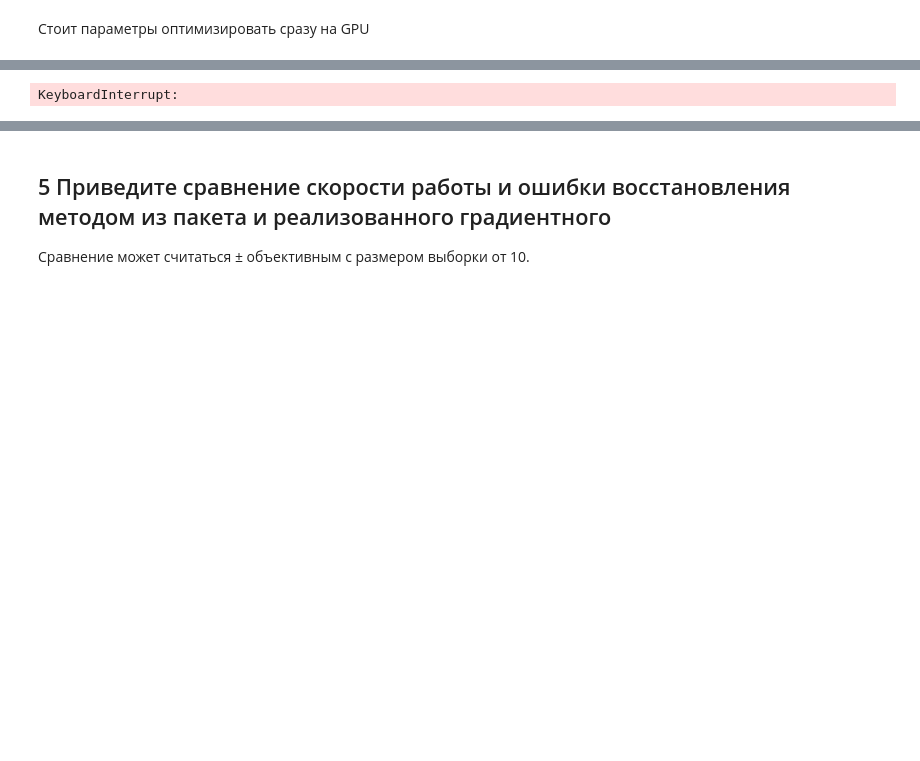
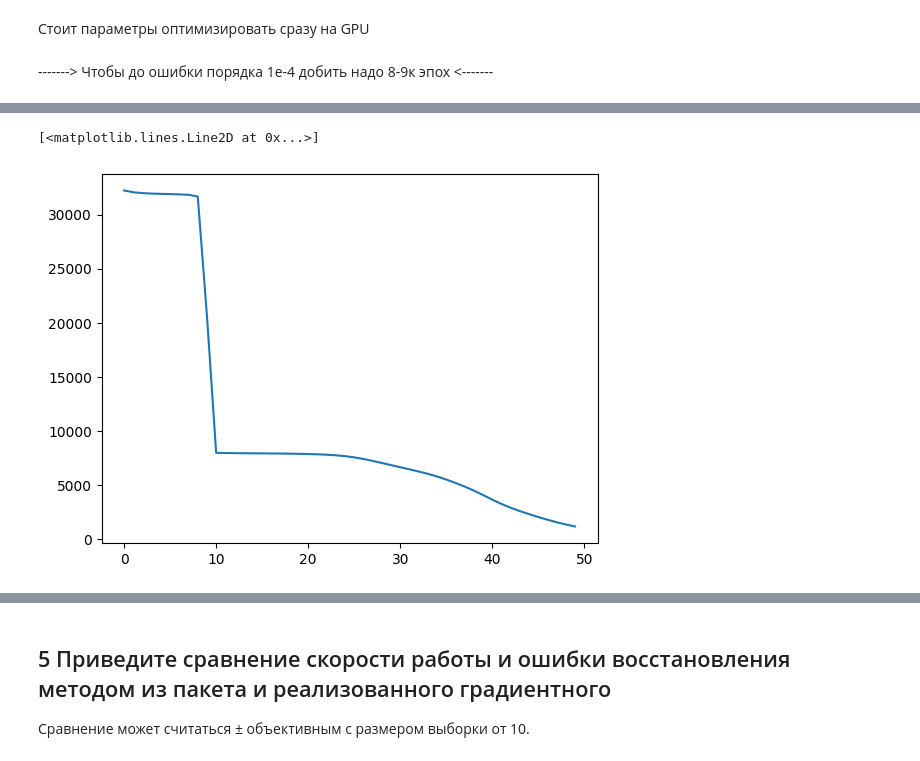
Before and after one commit to AstapovIE/ML-DL_Projects, a Jupyter notebook: DL/mipt_dafe_hw/hw2/TuckerDecomposition.ipynb, the cells around one changed output, grey strips where cells are left out. Cells and saved outputs as stored; diff of their text form; code cells hidden in the pictures; blank space fills up the shorter version.

Commit message:
fix gradient TuckerDecomposition

```diff
--- a/DL/mipt_dafe_hw/hw2/TuckerDecomposition.ipynb
+++ b/DL/mipt_dafe_hw/hw2/TuckerDecomposition.ipynb
@@ -64,8 +68,7 @@ def get_tensor(size=(100,200,150), r=10):
     U = [torch.randn(size[i], r, dtype=torch.double) for i in range(len(size))]
     # G - ядро разложения
     G = torch.randint(0, 10, (r, r, r), dtype=torch.double)
-    # data = rebuild_tensor(G, U)
-    ata = torch.einsum('ia,jb,kc,abc->ijk', U[0], U[1], U[2], G)
+    data = rebuild_tensor(G, U)
 
     return data, U, G
 # %%
@@ -175,10 +172,9 @@ def train(data, rank, lr=1e-3, epochs=1000):
     history = []
 
     factors = [torch.randn(data.size(i), rank[i], requires_grad=True, dtype=torch.double) for i in range(3)]
-    core = torch.randn(rank, requires_grad=True, dtype=torch.double)
+    core_tensor = torch.randn(rank, requires_grad=True, dtype=torch.double)
 
-    # optimizer = TuckerOptimizer([{'params': factors + [core]}], lr=lr)
-    optimizer = TuckerOptimizer([core] + factors, lr=1e-3)
+    optimizer = TuckerOptimizer([core_tensor] + factors, lr=lr)
     loss_fn = torch.nn.MSELoss()
 
     for epoch in range(epochs):
@@ -190,19 +186,22 @@ def train(data, rank, lr=1e-3, epochs=1000):
 
         optimizer.step()
 
-        if epoch % 100 == 0:
+        if (epoch+1) % 100 == 0:
             history.append(loss.item())
             print(f'Epoch {epoch + 1}, Loss: {loss.item()}')
 
-    return core, factors, history
+    return core_tensor, factors, history
+# %% [markdown]
+-------> Чтобы до ошибки порядка 1e-4 добить надо 8-9к эпох <-------
 # %%
+%%time
 tensor0 = data_w_noise  # Исходный тензор
 
-core, fac, history = train(tensor0, [10,10,10], lr=1e-9, epochs=2000)
+core, fac, history = train(tensor0, [10,10,10], lr=1e-3, epochs=5000)
 
 result = rebuild_tensor(core, fac)
 
 mse = torch.nn.functional.mse_loss(result, tensor0)
 print(f"MSE после градиентного разложения: {mse.item():.6e}")
-plt.plot(np.arange(20), history)
+plt.plot(np.arange(50), history)
 # %% [output]
@@ -211 +225,2 @@ Epoch 101, Loss: nan
-KeyboardInterrupt:
+[<matplotlib.lines.Line2D at 0x...>]
+[figure, added]
```
Also changed, not shown: parts of 14 cells of this notebook.
